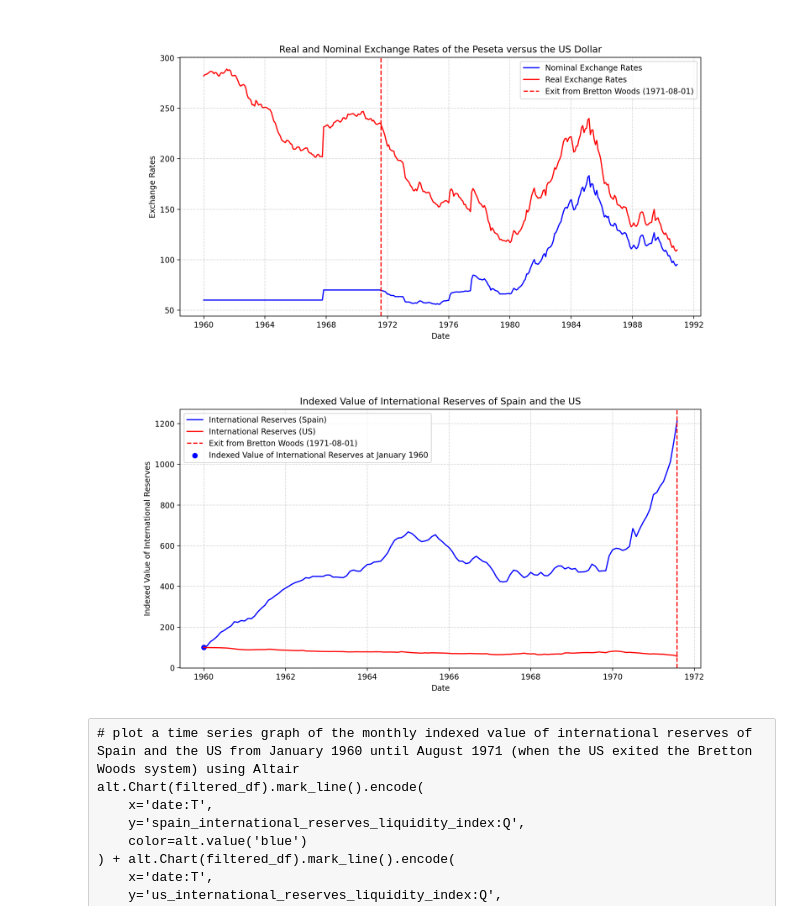
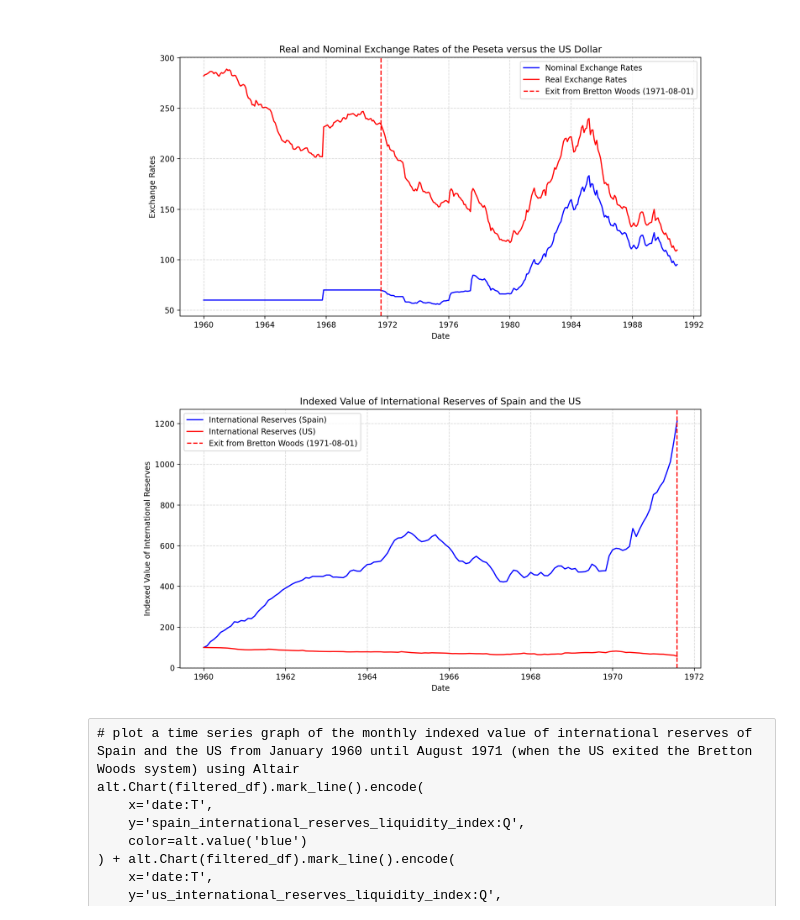
Before and after one commit to yuyaobai/ec1b1-coursework-group15, a Jupyter notebook: ec1b1coursework.ipynb, the cells around one changed output. Cells and saved outputs as stored; diff of their text form; code cells hidden in the pictures.

```diff
--- a/ec1b1coursework.ipynb
+++ b/ec1b1coursework.ipynb
@@ -325,26 +330,20 @@ plt.show()
 # %%
 filtered_df = merged_df[(merged_df['date'] >= '1960-01-01') & (merged_df['date'] <= '1971-08-01')]
 
 # Plot a time series graph of the monthly indexed value of international reserves of Spain and the US from January 1960 until August 1971 (when the US exited the Bretton Woods system)
 
 plt.plot(filtered_df['date'], filtered_df['spain_international_reserves_liquidity_index'], label='International Reserves (Spain)', color='blue')
 plt.plot(filtered_df['date'], filtered_df['us_international_reserves_liquidity_index'], label='International Reserves (US)', color='red')
-# add a vertical line at August 1971
 plt.axvline(pd.to_datetime('1971-08-01'), color='red', linestyle='--', label='Exit from Bretton Woods (1971-08-01)')
-# add a point at January 1960
-plt.scatter(pd.to_datetime('1960-01-01'), filtered_df['spain_international_reserves_liquidity_index'].iloc[0], color='blue')
-# add a point in the legend for January 1960
-plt.scatter([], [], color='blue', label='Indexed Value of International Reserves at January 1960')
-
 plt.legend()
 plt.title('Indexed Value of International Reserves of Spain and the US')
 plt.xlabel('Date')
 plt.ylabel('Indexed Value of International Reserves')
 plt.gcf().set_size_inches(12, 6)
 plt.grid(True, linestyle='--', alpha=0.5)
 plt.show()
 # %% [output]
-[figure, old version]
+[figure, new version]
 # %% [raw]
 # plot a time series graph of the monthly indexed value of international reserves of Spain and the US from January 1960 until August 1971 (when the US exited the Bretton Woods system) using Altair
 alt.Chart(filtered_df).mark_line().encode(
```
Also changed, not shown: parts of 9 cells of this notebook.
